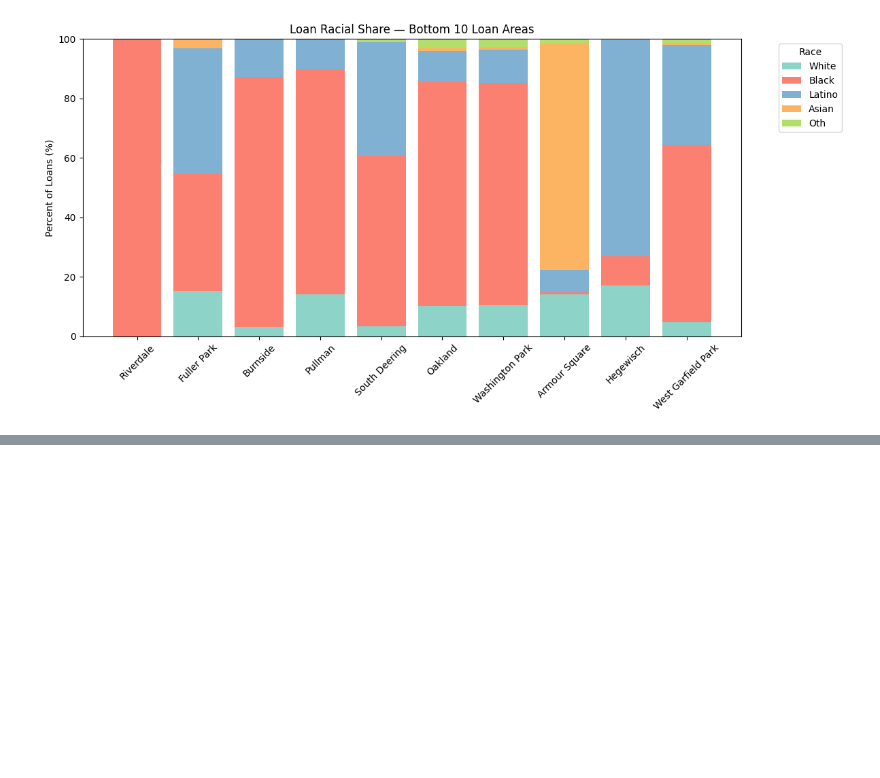
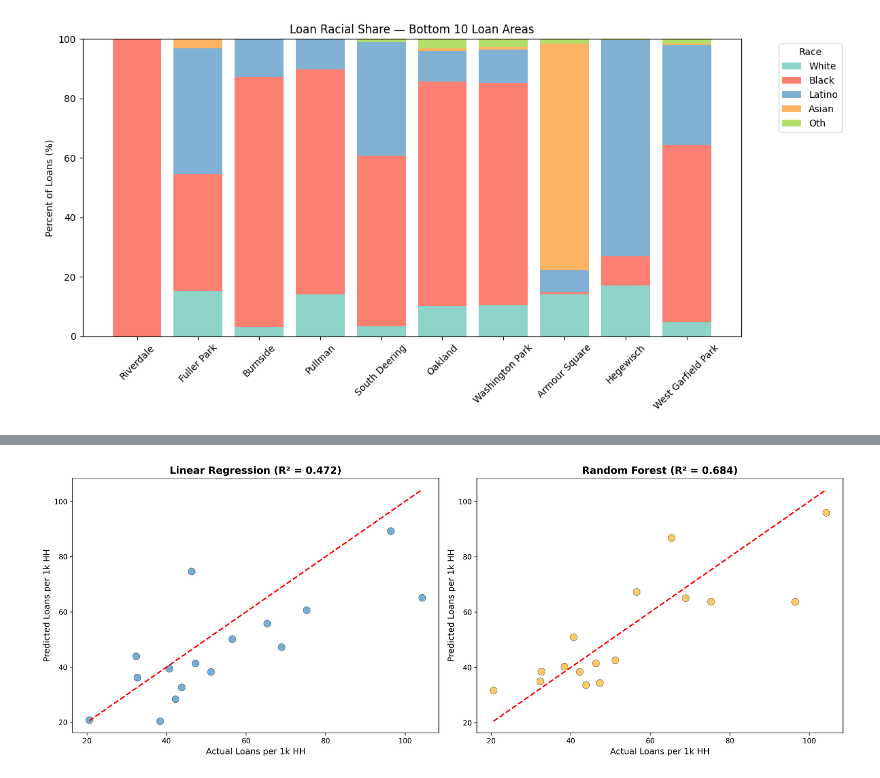
Before and after one commit to supernova37452/418Project-MoneyMapping, a Jupyter notebook: GrantsAnaylsis.ipynb, the cells around one changed output, grey strips where cells are left out. Saved outputs shown, nothing was run; the diff lists cells and outputs as text; code cells hidden in the pictures; blank space fills up the shorter version.

```diff
--- a/GrantsAnaylsis.ipynb
+++ b/GrantsAnaylsis.ipynb
@@ -897,0 +1325,4 @@ West Garfield Park           48380000
+# %%
+display(Image(filename='visualizations/ml_viz_2_predictions.png'))
+# %% [output]
+[figure, added]
```
Also changed, not shown: parts of 17 cells of this notebook, 2 other files.
